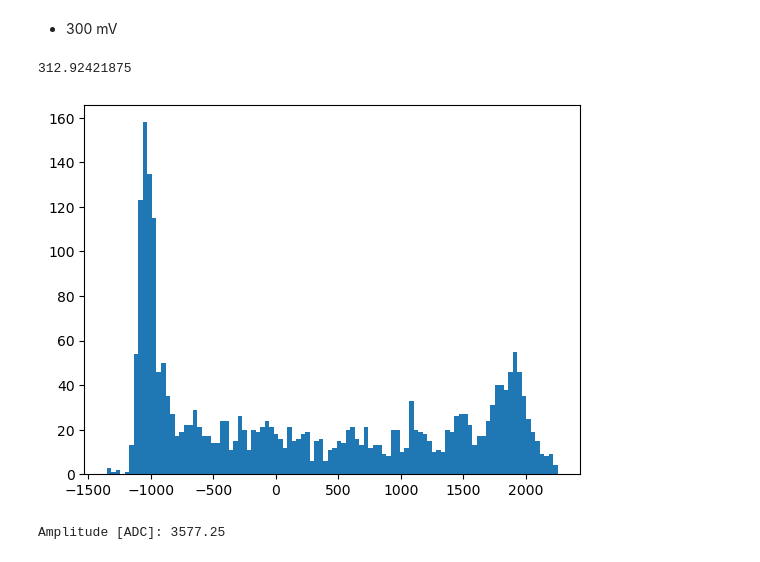
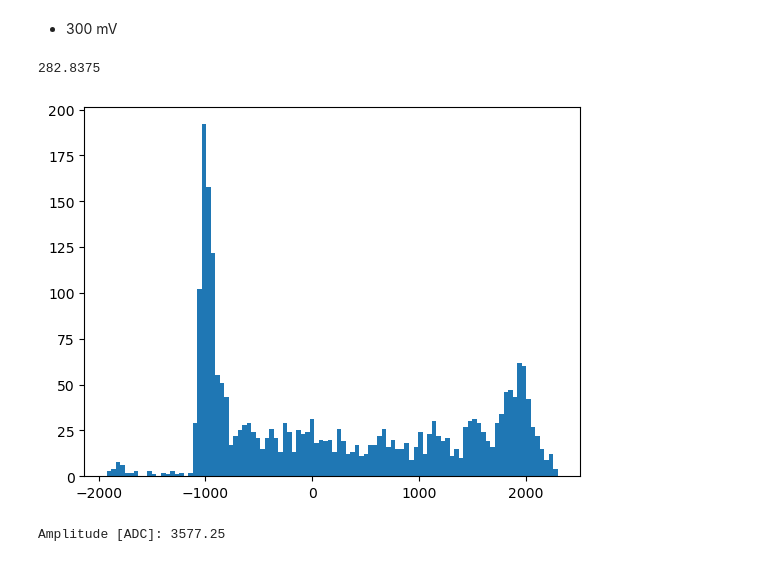
Before and after one commit to sigarnero/GasPM, a Jupyter notebook: NALU_calibration/Nalu_CellDistrib.ipynb, the cells around one changed output. Saved outputs shown, nothing was run; the diff lists cells and outputs as text; code cells hidden in the pictures.

```diff
--- a/NALU_calibration/Nalu_CellDistrib.ipynb
+++ b/NALU_calibration/Nalu_CellDistrib.ipynb
@@ -305,33 +305,33 @@ Amplitude [ADC]: 2522.51
 # %%
 num_cells = 128
 cell_data3 = {i: [] for i in range(num_cells)}  # Initialize storage for each cell
 
 for ev_num in range(len(acq3)):
     event3=acq3[ev_num]
     corrected_event3 = corrector3.run(event3, correct_in_place=True)
     start_window3 = event3['start_window'] % num_cells
     adc_values3=corrected_event3["data"]
 
     for i in range(1024):
         cell3 = (start_window3 + i) % num_cells  # Compute actual cell index
-        if adc_values3[4][i] > -1050:
-            cell_data3[cell3].append(adc_values3[4][i])
+        # if adc_values3[4][i] > -1050:
+        cell_data3[cell3].append(adc_values3[4][i])
 
 cell_offset3 = []
 for i in range(len(cell_data3)):
     cell_offset3.append(np.median(cell_data3[i]))
 
 cell_offset3_mean = np.mean(cell_offset3)
 print(cell_offset3_mean)
 
 for cell in range(num_cells):
     cell_data3[cell] = np.array(cell_data3[cell]) - cell_offset3[cell]
 
 plt.hist(cell_data3[85],bins=100);
 # print(np.median(cell_data3[0]))
 # %% [output]
-312.92421875
+282.8375
-[figure, old version]
+[figure, new version]
 # %%
 find_ampl(cell_data3, 5000)
 # %% [output]
```
Also changed, not shown: parts of 1 cell of this notebook, 2 other files.
